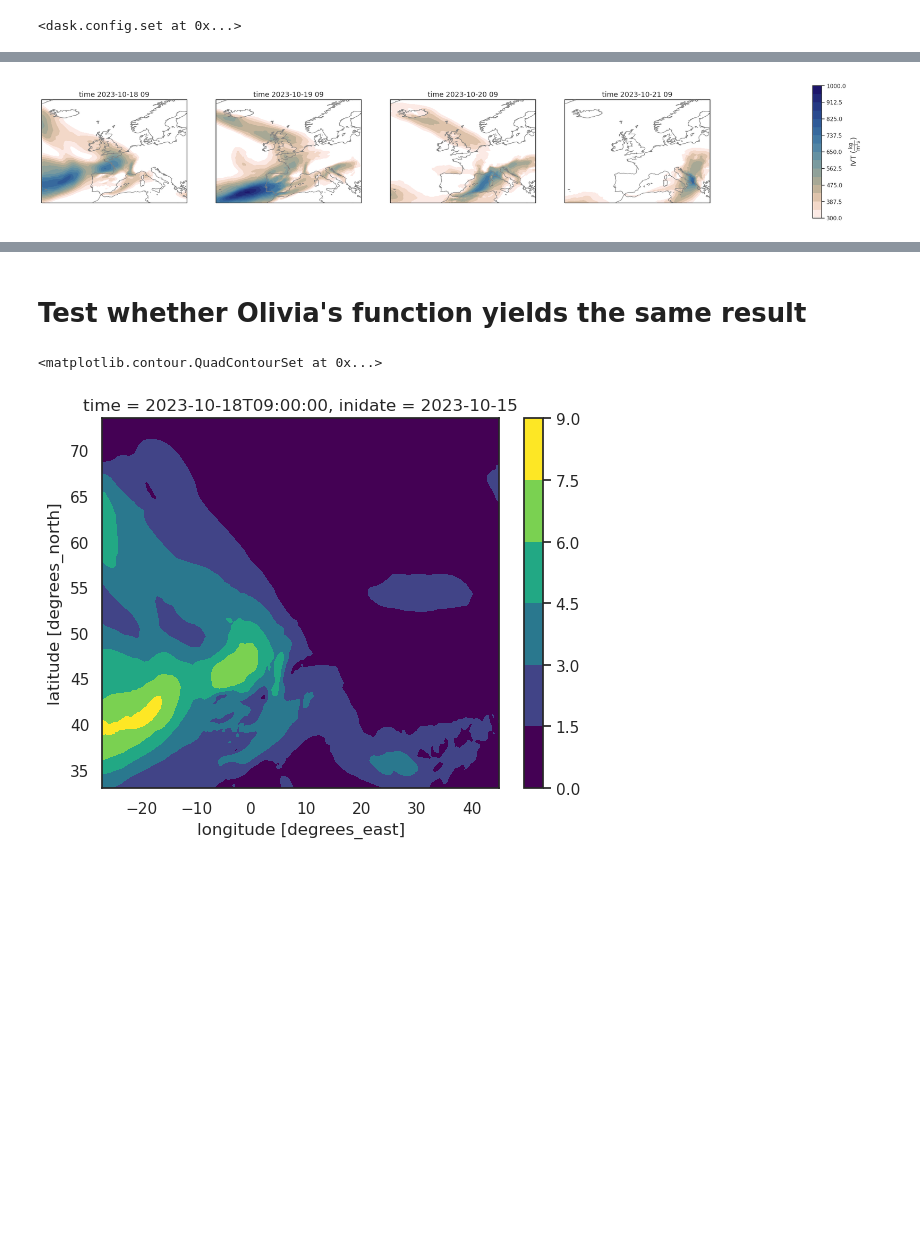
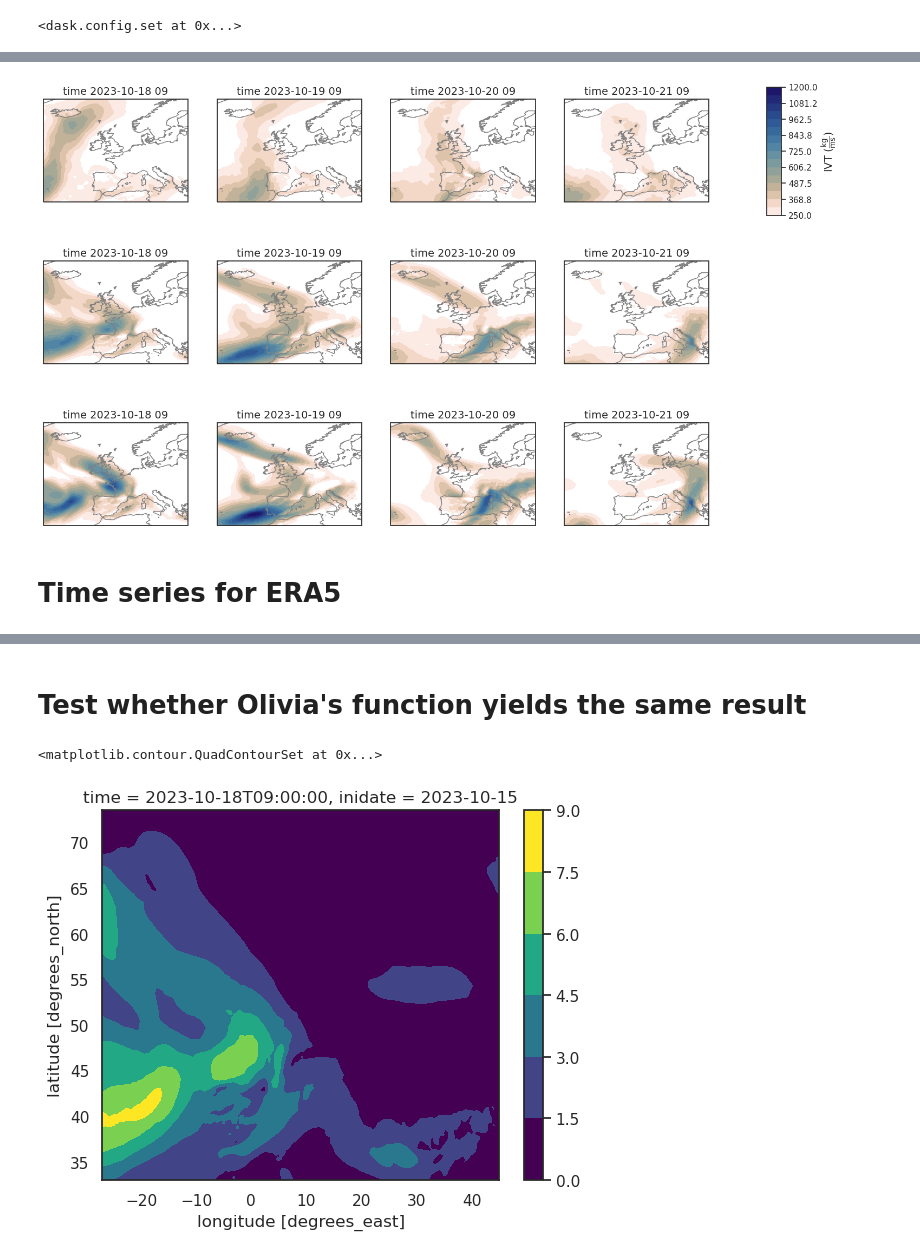
Before and after one commit to shirin-ermis/Storm_Babet, a Jupyter notebook: notebooks/05_atmospheric_rivers.ipynb, the cells around one changed output, grey strips where cells are left out. Cells and saved outputs as stored; diff of their text form; code cells hidden in the pictures; blank space fills up the shorter version.

```diff
--- a/notebooks/05_atmospheric_rivers.ipynb
+++ b/notebooks/05_atmospheric_rivers.ipynb
@@ -21,9 +21,9 @@ sns.set_theme(style="white")
 sns.set_style("white")
 
 random.seed(10)
-inidates = ['2023-10-11', '2023-10-15', '2023-10-17']
-# experiments = ['pi', 'curr', 'incr']
-experiments = ['curr']
+# inidates = ['2023-10-11', '2023-10-15', '2023-10-17']
+inidates = ['2023-10-15', '2023-10-17']
+experiments = ['pi', 'curr', 'incr']
 
 dask.config.set(**{'array.slicing.split_large_chunks': True})
 # %% [output]
@@ -57,5 +37,5 @@ Attributes:
 # %%
-ivt = bb.Met.calc_ivt(exp['curr'].q, exp['curr'].u, exp['curr'].v).mean('number')
+ivt = {key : bb.Met.calc_ivt(value.q, value.u, value.v).mean('number') for key, value in exp.items()}
 # %%
 # Plot settings
 
@@ -73,53 +53,56 @@ if region=='eu':
     lon_min = -27
     lon_max = 25
 
-tp_min = 300 # IVT in kg/m^2/s
-tp_max = 1000
+tp_min = 250 # IVT in kg/m^2/s
+tp_max = 1200
 
-p_min = 970 # Pressure in hPa
-p_max= 1030
+p_min = 90800 # Pressure in hPa
+p_max= 91000
 # %%
 # Calculate integrated water vapour transport (IVT)
 
 # figure and map setup
 fs=14
-inidate = '2023-10-15'
 projection = ccrs.PlateCarree()
 longitude =exp['curr'].longitude.values
 latitude = exp['curr'].latitude.values
-fig = plt.figure(1, figsize=(30, 5))
+fig = plt.figure(1, figsize=(20, 11))
 
 # Map -----------------
-for t, time in enumerate(['2023-10-18 09', '2023-10-19 09', '2023-10-20 09', '2023-10-21 09']):
-    ax = plt.subplot(1,5,1+t, projection = projection)
-    ax.set_extent([lon_min, lon_max, lat_min, lat_max], projection)
-    ax.add_feature(cfeature.COASTLINE.with_scale('50m'), color = 'grey')
+inidates = ['2023-10-11', '2023-10-15', '2023-10-17']
+for ini, inidate in enumerate(inidates):
+    for t, time in enumerate(['2023-10-18 09', '2023-10-19 09', '2023-10-20 09', '2023-10-21 09']):
+        ax = plt.subplot(3,5,t+1+ini*5, projection = projection)
+        ax.set_extent([lon_min, lon_max, lat_min, lat_max], projection)
+        ax.add_feature(cfeature.COASTLINE.with_scale('50m'), color = 'grey')
 
-    # data for plotting
-    tp_vals = ivt.sel(inidate=inidate, time=time).squeeze().values*100
-    p_vals = exp['curr'].z.sel(inidate=inidate, time=time, level=850).mean('number').squeeze().values
+        # data for plotting
+        tp_vals = ivt['curr'].sel(inidate=inidate, time=time).squeeze().values*100
+        p_vals = exp['curr'].z.sel(inidate=inidate, time=time, level=850).mean('number').squeeze().values
 
-    # tp as shading
-    clevs_tp = np.linspace(tp_min, tp_max, 17)
-    cf = ax.contourf(longitude, latitude, tp_vals, clevs_tp, cmap=cm.lapaz_r,
-                    transform=projection)
-    plt.title('time '+time[:13], fontsize=fs)
+        # tp as shading
+        clevs_tp = np.linspace(tp_min, tp_max, 17)
+        cf = ax.contourf(longitude, latitude, tp_vals, clevs_tp, cmap=cm.lapaz_r,
+                        transform=projection)
+        plt.title('time '+time[:13], fontsize=fs)
 
-    # isobars as contours
-    # clevs_p = np.linspace(p_min, p_max, 17)
-    # cs = ax.contour(longitude, latitude, p_vals, clevs_p, colors='black',
-    #                 transform=projection)
-    # plt.clabel(cs, fmt='%d')
+        # geopotential as contours
+        clevs_p = np.linspace(p_min, p_max, 17)
+        cs = ax.contour(longitude, latitude, p_vals, clevs_p, colors='black',
+                        transform=projection)
+        plt.clabel(cs, fmt='%d')
 
 # Other figure settings -----------------
-ax = plt.subplot(1,8,8)
+ax = plt.subplot(3,5,5)
 ax.axis('off')  # removes subplot frame
 cax = ax.inset_axes([0.2, 0.02, 0.1, 0.95])  # creates inset, [x0,y0, width, height]
-cbar = fig.colorbar(cf, cax=cax, label=r'IVT ($\frac{\mathrm{kg}}{\mathrm{m}^2\mathrm{s}}$)', extend = 'max', shrink=0.8)
-cbar.set_label(label=r'IVT ($\frac{\mathrm{kg}}{\mathrm{m}^2\mathrm{s}}$)', size=fs)
+cbar = fig.colorbar(cf, cax=cax, label=r'IVT ($\frac{\mathrm{kg}}{\mathrm{m}\mathrm{s}}$)', extend = 'max', shrink=0.8)
+cbar.set_label(label=r'IVT ($\frac{\mathrm{kg}}{\mathrm{m}\mathrm{s}}$)', size=fs)
 cbar.ax.tick_params(labelsize=fs-3)
 
 plt.savefig('figures/05_ivt_curr_{}.png'.format(region))
 plt.savefig('figures/05_ivt_curr_{}.pdf'.format(region))
 # %% [output]
-[figure, old version]
+[figure, new version]
+# %% [markdown]
+# Time series for ERA5
```
Also changed, not shown: parts of 7 cells of this notebook.
